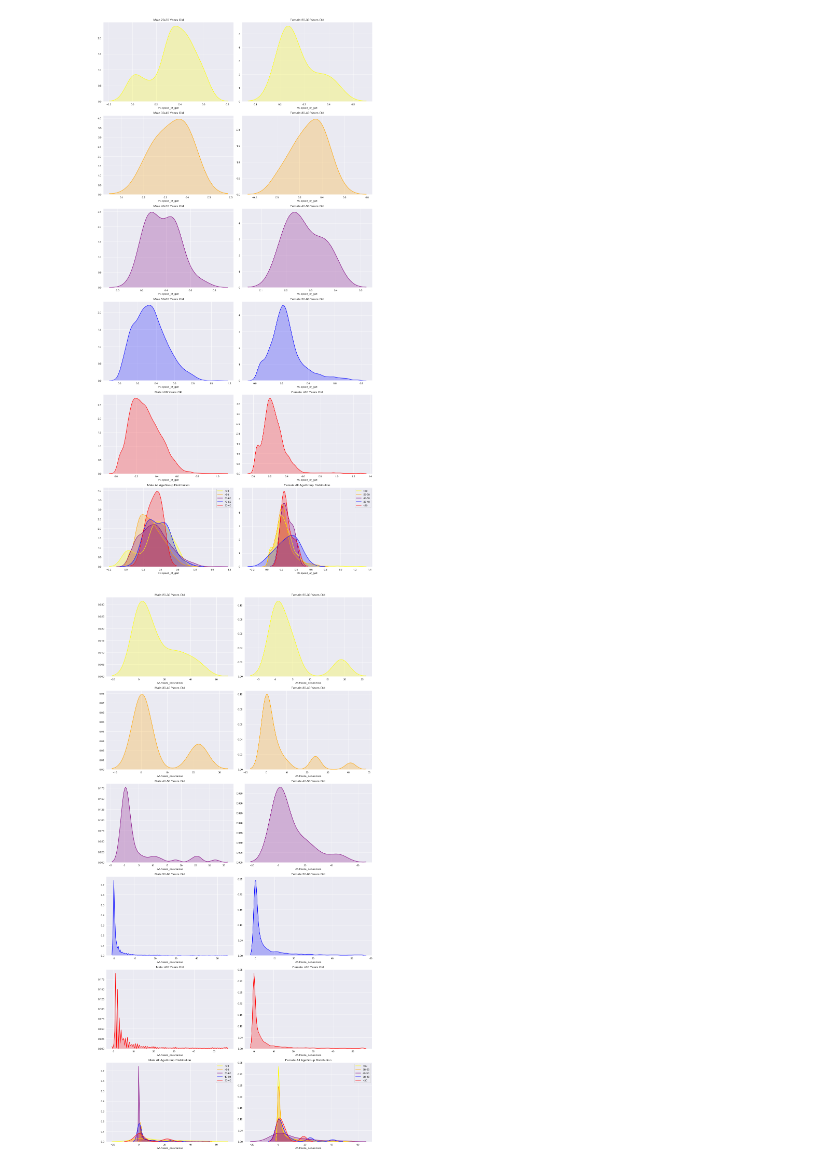
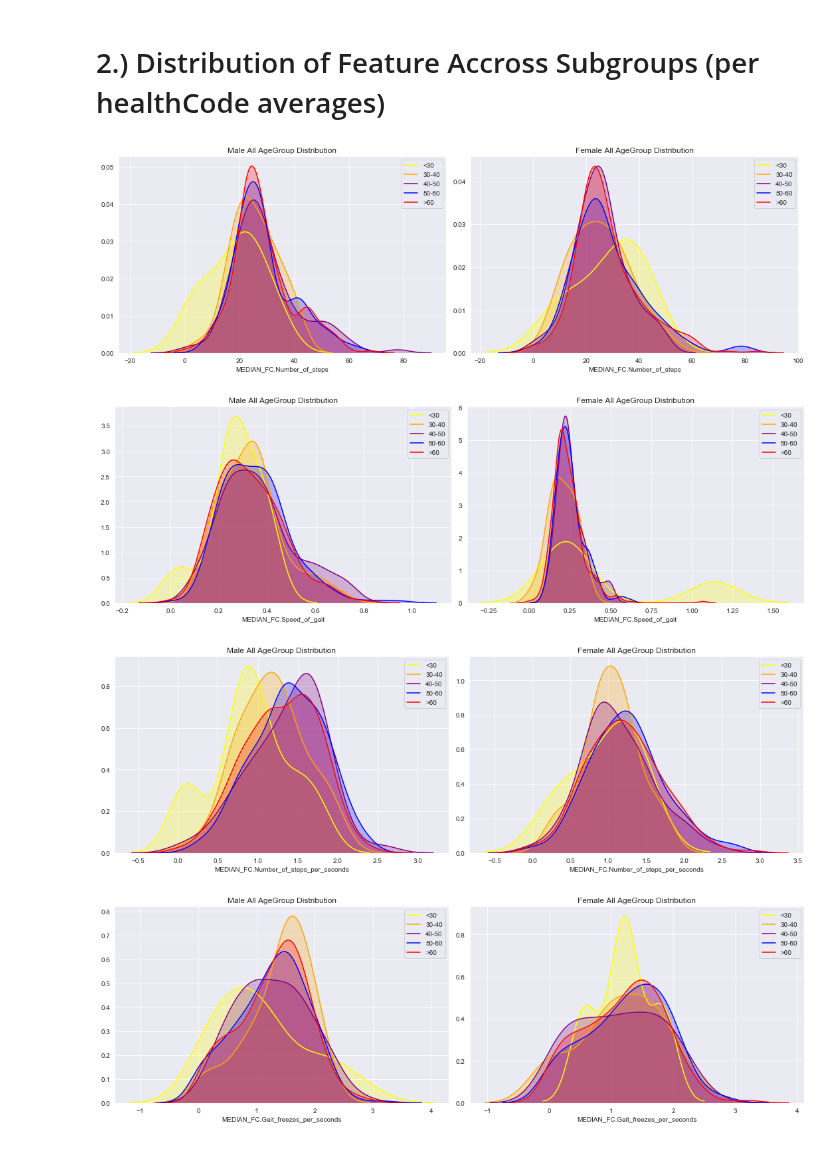
Before and after one commit to arytontediarjo/mPower-Analysis, a Jupyter notebook: Notebooks/Feature-analysis-notebook/distributions_gait_user.ipynb, the cells around one changed output. Drawn from its saved outputs; the diff is of its cells as text; code cells hidden in the pictures.

```diff
--- a/Notebooks/Feature-analysis-notebook/distributions_gait_user.ipynb
+++ b/Notebooks/Feature-analysis-notebook/distributions_gait_user.ipynb
@@ -114,0 +25,17 @@ def visualize_agegroups(data, features):
+# %%
+data = query.get_file_entity("syn21281633")
+metadata = data[['MS', 'PD', 'age', 'appVersion', 'createdOn',
+                'gender', 'healthCode', 'phoneInfo', 'recordId',
+                'version', 'duration', "is_control"]].drop_duplicates(subset = "healthCode", keep = "last")
+
+median_grouped_data = proc.collapseFeatures(aggregation_type = "median") \
+                            .transform(data[[feat for feat in data.columns if ("." in feat) or ("healthCode" in feat)]]) \
+                            .reset_index()
+median_grouped_data = pd.merge(median_grouped_data,
+                               metadata,
+                               on = "healthCode", how = "left")
+
+max_grouped_data = proc.collapseFeatures(aggregation_type = "max") \
+                        .transform(data[[feat for feat in data.columns if ("." in feat) or ("healthCode" in feat)]]) \
+                        .reset_index()
+max_grouped_data = pd.merge(max_grouped_data, metadata, on = "healthCode", how = "left")
@@ -122,10 +88,10 @@ visualize_agegroups(data[(data["is_control"] == 1)], "FC.no_of_steps")
-# %%
-## Number of Steps
-visualize_agegroups(data[(data["is_control"] == 1)], "FC.speed_of_gait")
-# %% [output]
-[figure, removed]
-# %%
-## Number of Steps
-visualize_agegroups(data[(data["is_control"] == 1)], "AA.freeze_occurences")
-# %% [output]
-[figure, removed]
+# %% [markdown]
+# 2.) Distribution of Feature Accross Subgroups (per healthCode averages)
+# %%
+for feature in [feat for feat in median_grouped_data.columns if ("FC" in feat)]:
+    viz.visualize_agegroups(median_grouped_data[(median_grouped_data["is_control"] == 1)], feature)
+# %% [output]
+[figure, added]
+[figure, added]
+[figure, added]
+[figure, added]
```
Also changed, not shown: parts of 22 cells of this notebook, 2 other files.
